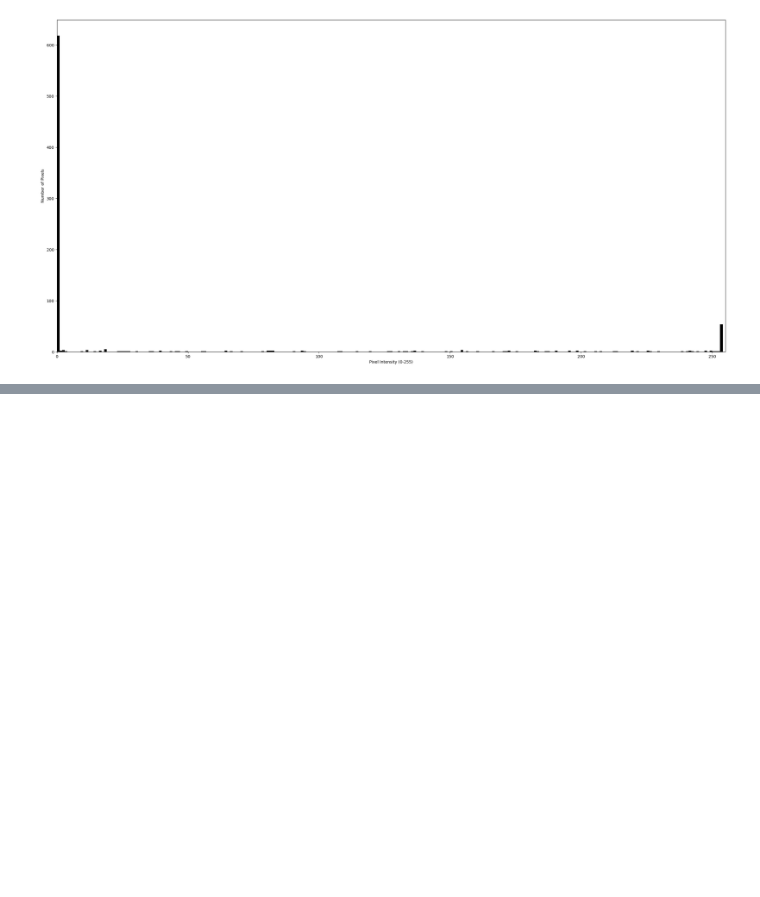
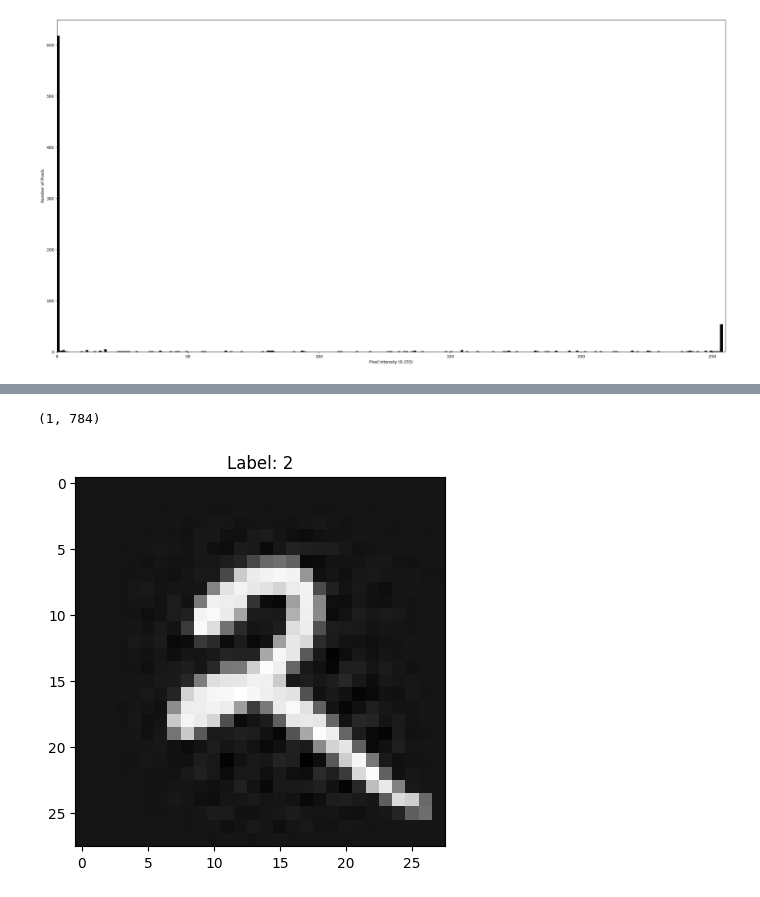
Before and after one commit to Ak62007/Deep-Generative-Modelling, a Jupyter notebook: notebooks/handwritten_digits_data_processing.ipynb, the cells around one changed output, grey strips where cells are left out. Drawn from its saved outputs; the diff is of its cells as text; code cells hidden in the pictures; blank space fills up the shorter version.

Commit message:
applied mixture + EM to generate mnist handwritten digits and them implemented VAE and used it generate the digits.

```diff
--- a/notebooks/handwritten_digits_data_processing.ipynb
+++ b/notebooks/handwritten_digits_data_processing.ipynb
@@ -57,0 +124,3 @@ plt.show()
+# %%
+pca = PCA(n_components=0.95, svd_solver='full')
+X_reduced = pca.fit_transform(pixels_scaled)
@@ -57,0 +190,36 @@ plt.show()
+# %%
+def generate_digit(target_digit, means, covs, cluster_map, purity_map, pca):
+    # Find all clusters assigned to this digit with high purity
+    candidates = [k for k, v in cluster_map.items()
+                  if v == target_digit and purity_map[k] > 0.8]
+
+    if not candidates:
+        # Fallback to the most pure cluster if none exceed 80%
+        candidates = [k for k, v in cluster_map.items() if v == target_digit]
+        candidates = [sorted(candidates, key=lambda x: purity_map[x])[-1]]
+
+    # Pick a random cluster from the specialized candidates
+    chosen_k = np.random.choice(candidates)
+
+    # 1. Sample from the Gaussian in the REDUCED space
+    sample_latent = np.random.multivariate_normal(means[chosen_k], covs[chosen_k])
+
+    # 2. Project back to 784-pixel space
+    sample_pixels = pca.inverse_transform(sample_latent.reshape(1, -1))
+
+    return sample_pixels
+# %%
+target_digit = 2
+generated_digit = generate_digit(target_digit=target_digit, means=means, covs=covs, cluster_map=cluster_to_digit, purity_map=cluster_purity, pca=pca)
+# %%
+generated_digit.shape
+# %% [output]
+(1, 784)
+# %%
+ori_generated_digit = scaler.inverse_transform(generated_digit).reshape((28, 28))
+# %%
+plt.imshow(ori_generated_digit, cmap='gray')
+plt.title(f"Label: {target_digit}")
+plt.show()
+# %% [output]
+[figure, added]
```
Also changed, not shown: parts of 10 cells of this notebook, 6 other files.
